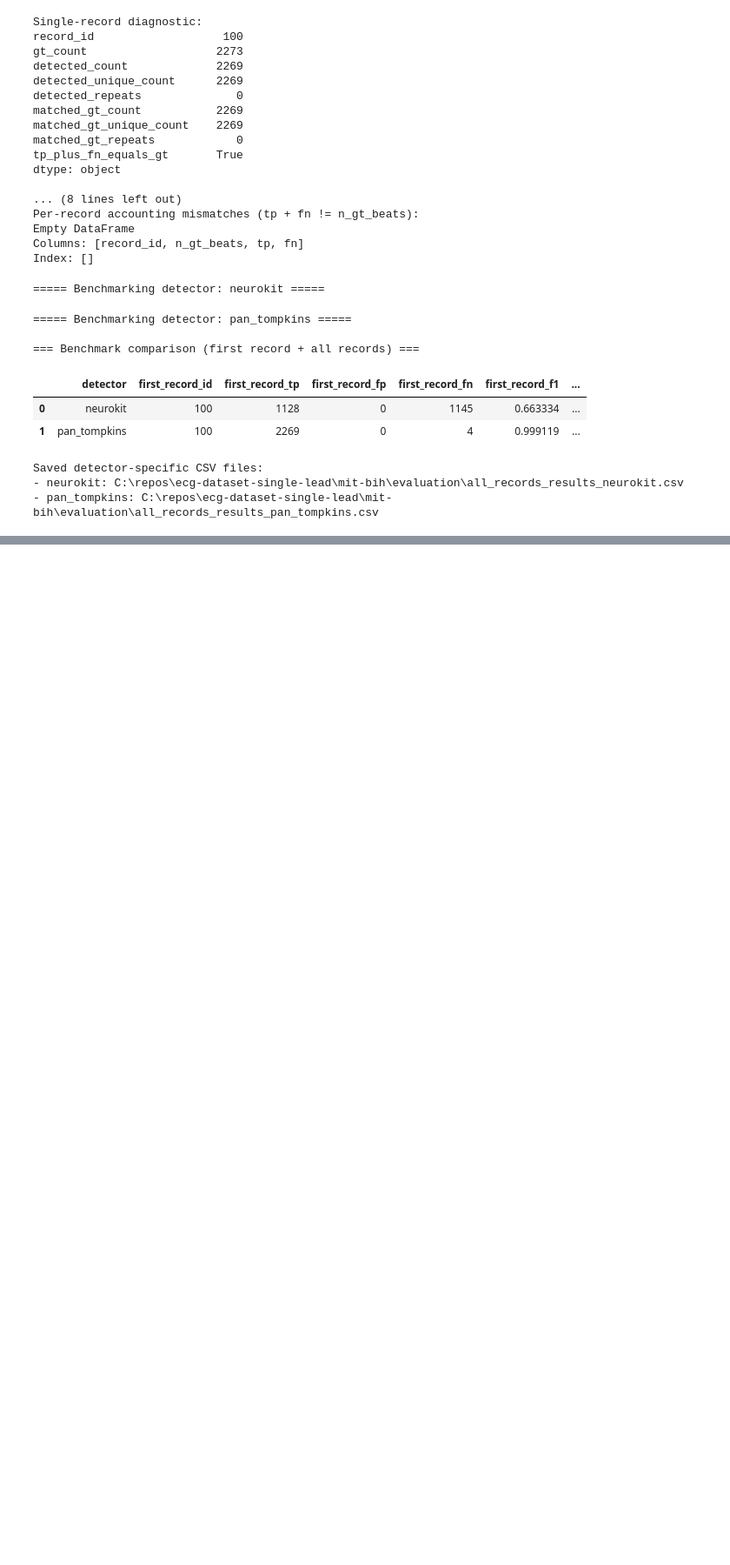
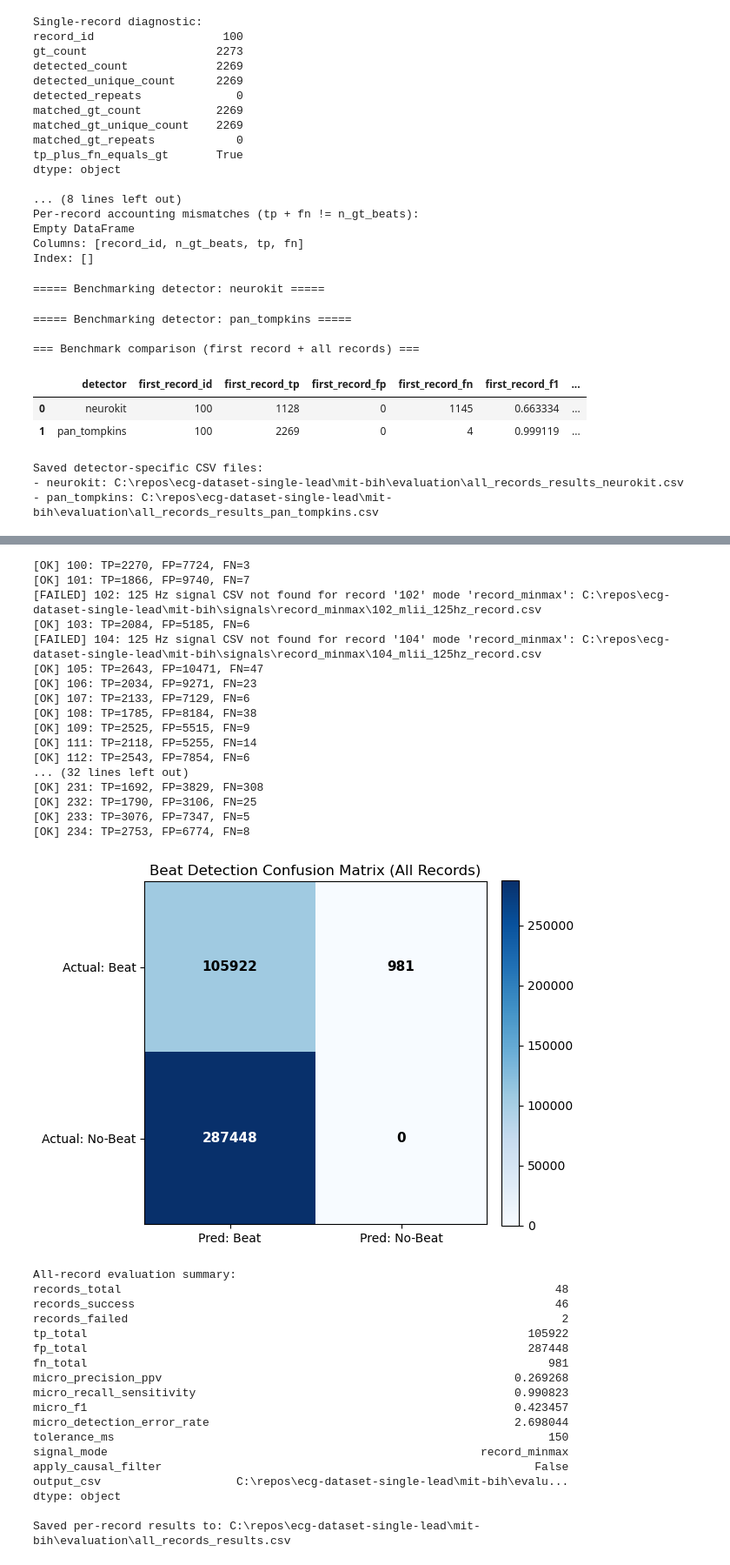
Before and after one commit to amendozag88/ecg-dataset-single-lead, a Jupyter notebook: preprocessing_for_rpeak.ipynb, the cells around one changed output, grey strips where cells are left out. Shown at 87% size. Saved outputs shown, nothing was run; the diff lists cells and outputs as text; code cells hidden in the pictures; blank space fills up the shorter version.

```diff
--- a/preprocessing_for_rpeak.ipynb
+++ b/preprocessing_for_rpeak.ipynb
@@ -1242,0 +1385,59 @@ Saved detector-specific CSV files:
+# %%
+FUNCTION_TO_EVALUATE = hc_detector
+
+
+## -------- Example run: evaluate ALL records --------
+all_results_df, all_summary, all_results_csv = evaluate_all_records(
+    local_dataset_dir=mit_bih_path,
+    annotations_root=annotations_path,
+    detector_fn=FUNCTION_TO_EVALUATE,
+    fs=target_fs,
+    signal_mode=signal_mode_eval,
+    window_sec=2,
+    tolerance_ms=150,
+    apply_causal_filter=apply_causal_filter_eval,
+    causal_filter_config=causal_filter_config_eval,
+    output_csv_path=None,  # defaults to: <annotations_root>/evaluation/all_records_results.csv
+    plot_confusion=True,
+    verbose=True,
+
+)
+
+all_results_df.head(10)
+# %% [output]
+[OK] 100: TP=2270, FP=7724, FN=3
+[OK] 101: TP=1866, FP=9740, FN=7
+[FAILED] 102: 125 Hz signal CSV not found for record '102' mode 'record_minmax': C:\repos\ecg-dataset-single-lead\mit-bih\signals\record_minmax\102_mlii_125hz_record.csv
+[OK] 103: TP=2084, FP=5185, FN=6
+[FAILED] 104: 125 Hz signal CSV not found for record '104' mode 'record_minmax': C:\repos\ecg-dataset-single-lead\mit-bih\signals\record_minmax\104_mlii_125hz_record.csv
+[OK] 105: TP=2643, FP=10471, FN=47
+[OK] 106: TP=2034, FP=9271, FN=23
+[OK] 107: TP=2133, FP=7129, FN=6
+[OK] 108: TP=1785, FP=8184, FN=38
+[OK] 109: TP=2525, FP=5515, FN=9
+[OK] 111: TP=2118, FP=5255, FN=14
+[OK] 112: TP=2543, FP=7854, FN=6
+... (32 lines left out)
+[OK] 231: TP=1692, FP=3829, FN=308
+[OK] 232: TP=1790, FP=3106, FN=25
+[OK] 233: TP=3076, FP=7347, FN=5
+[OK] 234: TP=2753, FP=6774, FN=8
+[figure, added]
+All-record evaluation summary:
+records_total                                                                48
+records_success                                                              46
+records_failed                                                                2
+tp_total                                                                 105922
+fp_total                                                                 287448
+fn_total                                                                    981
+micro_precision_ppv                                                    0.269268
+micro_recall_sensitivity                                               0.990823
+micro_f1                                                               0.423457
+micro_detection_error_rate                                             2.698044
+tolerance_ms                                                                150
+signal_mode                                                       record_minmax
+apply_causal_filter                                                       False
+output_csv                    C:\repos\ecg-dataset-single-lead\mit-bih\evalu...
+dtype: object
+
+Saved per-record results to: C:\repos\ecg-dataset-single-lead\mit-bih\evaluation\all_records_results.csv
```
Also changed, not shown: parts of 5 cells of this notebook, 3 other files.
